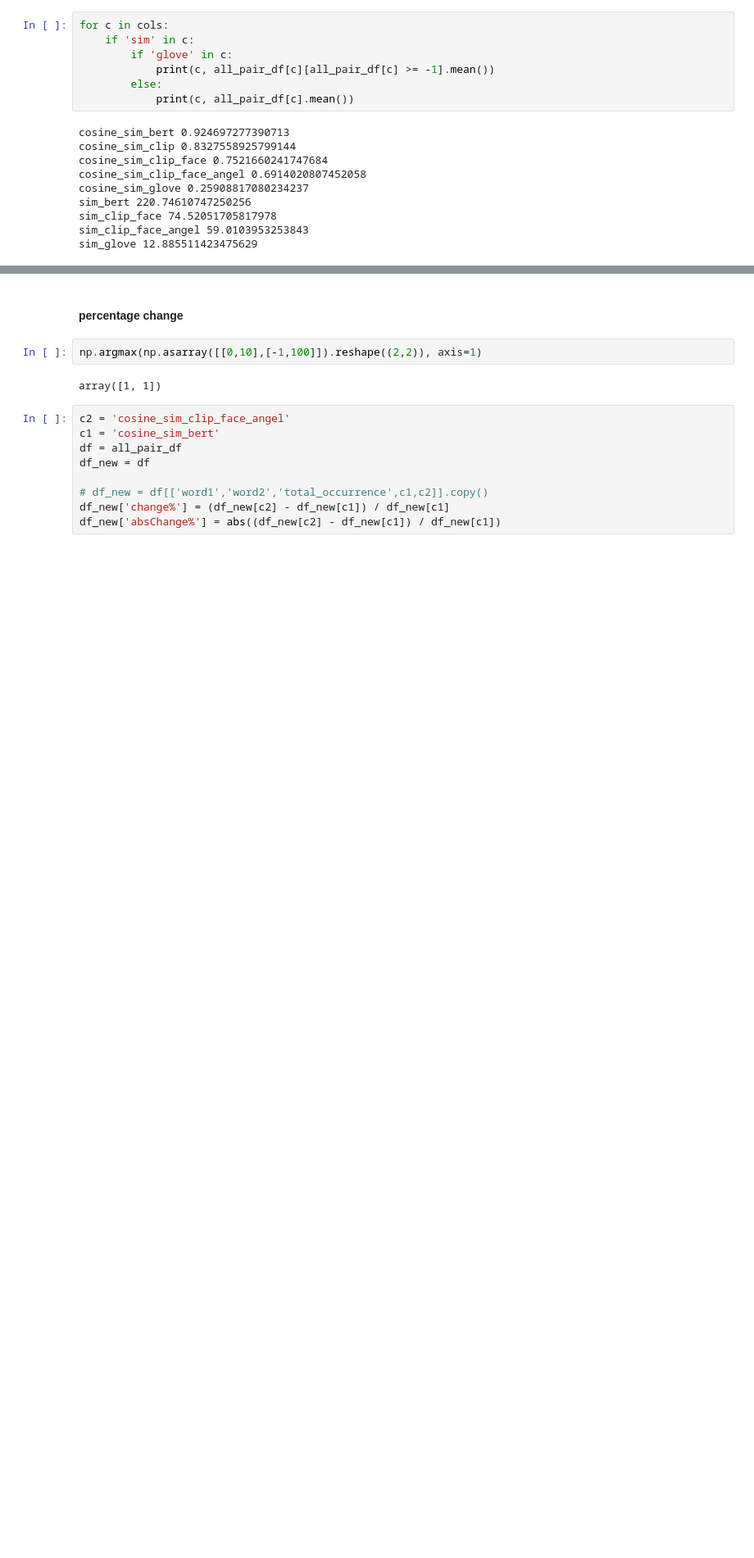
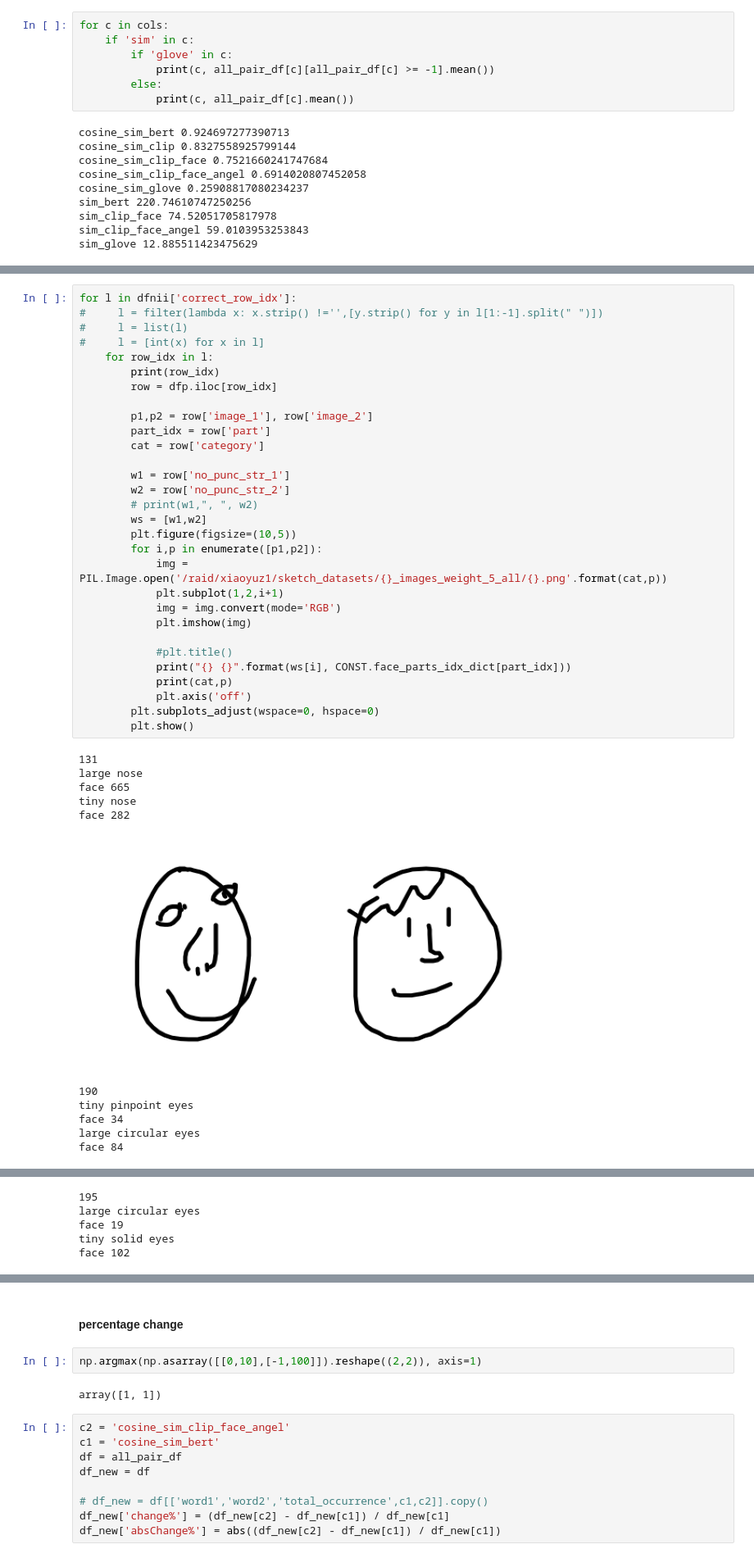
Before and after one commit to ErinZhang1998/sketch_collection, a Jupyter notebook: 03_28_analysis.ipynb, the cells around one changed output, grey strips where cells are left out. Shown at 82% size. Drawn from its saved outputs; the diff is of its cells as text; blank space fills up the shorter version.

```diff
--- a/03_28_analysis.ipynb
+++ b/03_28_analysis.ipynb
@@ -942,0 +1083,42 @@ np.sum(
+# %%
+for l in dfnii['correct_row_idx']:
+#     l = filter(lambda x: x.strip() !='',[y.strip() for y in l[1:-1].split(" ")])
+#     l = list(l)
+#     l = [int(x) for x in l]
+    for row_idx in l:
+        print(row_idx)
+        row = dfp.iloc[row_idx]
+
+        p1,p2 = row['image_1'], row['image_2']
+        part_idx = row['part']
+        cat = row['category']
+
+        w1 = row['no_punc_str_1']
+        w2 = row['no_punc_str_2']
+        # print(w1,", ", w2)
+        ws = [w1,w2]
+        plt.figure(figsize=(10,5))
+        for i,p in enumerate([p1,p2]):
+            img = PIL.Image.open('/raid/xiaoyuz1/sketch_datasets/{}_images_weight_5_all/{}.png'.format(cat,p))
+            plt.subplot(1,2,i+1)
+            img = img.convert(mode='RGB')
+            plt.imshow(img)
+
+            #plt.title()
+            print("{} {}".format(ws[i], CONST.face_parts_idx_dict[part_idx]))
+            print(cat,p)
+            plt.axis('off')
+        plt.subplots_adjust(wspace=0, hspace=0)
+        plt.show()
+# %% [output]
+131
+large nose
+face 665
+tiny nose
+face 282
+[figure, added]
+190
+tiny pinpoint eyes
+face 34
+large circular eyes
+face 84
@@ -942,0 +1126,5 @@ np.sum(
+195
+large circular eyes
+face 19
+tiny solid eyes
+face 102
```
Also changed, not shown: parts of 43 cells of this notebook, 2 other files.
